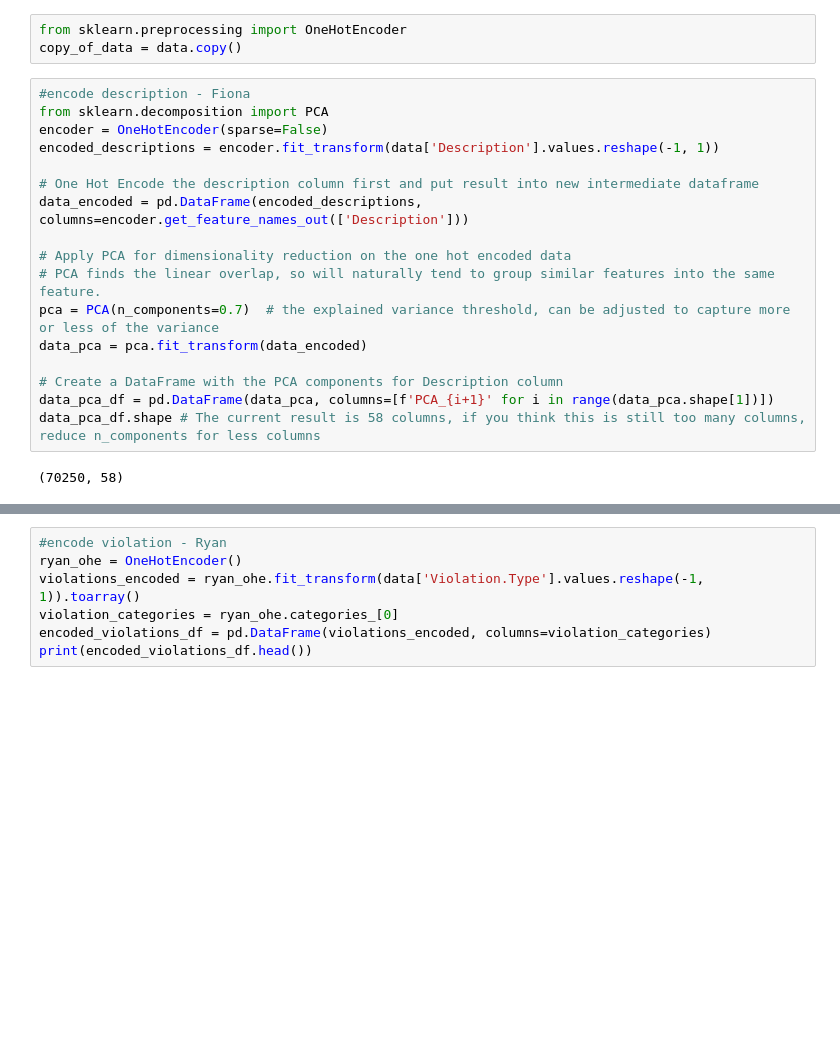
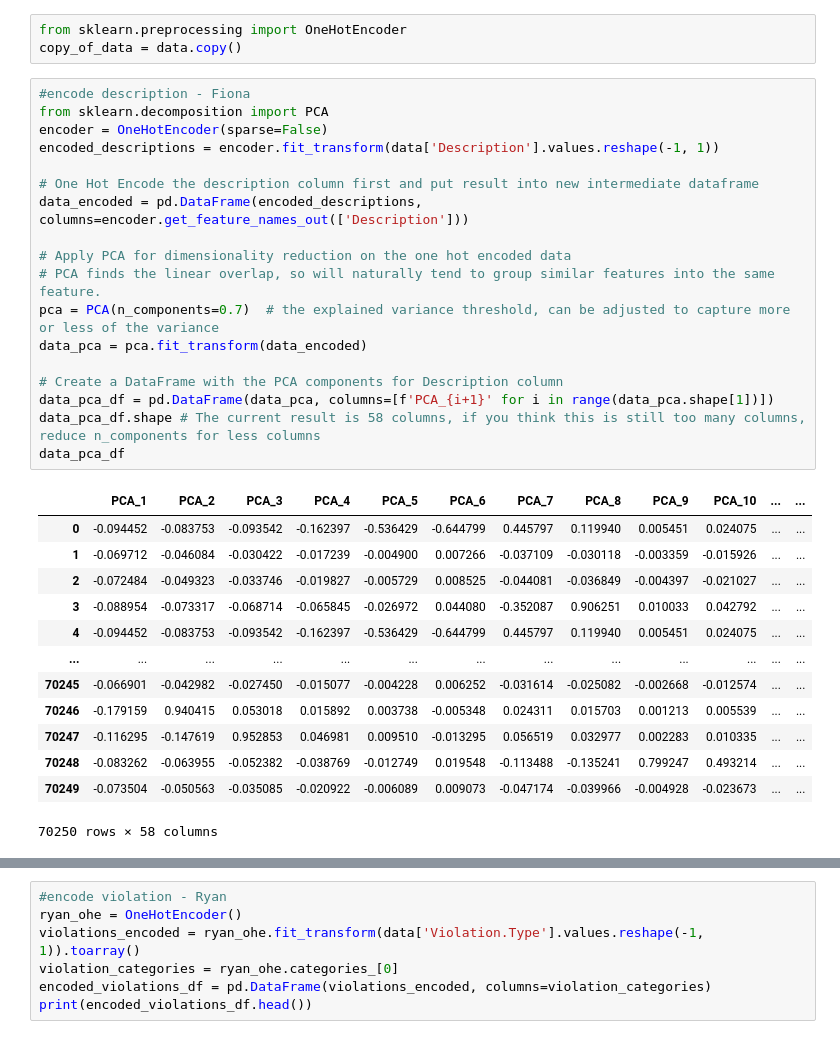
Before and after one commit to devPach4545/CSE_151A, a Jupyter notebook: CSE_151A_Project.ipynb, the cells around one changed output, grey strips where cells are left out. Cells and saved outputs as stored; diff of their text form; blank space fills up the shorter version.

```diff
--- a/CSE_151A_Project.ipynb
+++ b/CSE_151A_Project.ipynb
@@ -516,22 +516,35 @@ copy_of_data = data.copy()
 # %%
 #encode description - Fiona
 from sklearn.decomposition import PCA
 encoder = OneHotEncoder(sparse=False)
 encoded_descriptions = encoder.fit_transform(data['Description'].values.reshape(-1, 1))
 
 # One Hot Encode the description column first and put result into new intermediate dataframe
 data_encoded = pd.DataFrame(encoded_descriptions, columns=encoder.get_feature_names_out(['Description']))
 
 # Apply PCA for dimensionality reduction on the one hot encoded data
 # PCA finds the linear overlap, so will naturally tend to group similar features into the same feature.
 pca = PCA(n_components=0.7)  # the explained variance threshold, can be adjusted to capture more or less of the variance
 data_pca = pca.fit_transform(data_encoded)
 
 # Create a DataFrame with the PCA components for Description column
 data_pca_df = pd.DataFrame(data_pca, columns=[f'PCA_{i+1}' for i in range(data_pca.shape[1])])
 data_pca_df.shape # The current result is 58 columns, if you think this is still too many columns, reduce n_components for less columns
+data_pca_df
 # %% [output]
+|  | PCA_1 | PCA_2 | PCA_3 | PCA_4 | PCA_5 | PCA_6 | PCA_7 | PCA_8 | PCA_9 | PCA_10 | ... | ... |
+| 0 | -0.094452 | -0.083753 | -0.093542 | -0.162397 | -0.536429 | -0.644799 | 0.445797 | 0.119940 | 0.005451 | 0.024075 | ... | ... |
+| 1 | -0.069712 | -0.046084 | -0.030422 | -0.017239 | -0.004900 | 0.007266 | -0.037109 | -0.030118 | -0.003359 | -0.015926 | ... | ... |
+| 2 | -0.072484 | -0.049323 | -0.033746 | -0.019827 | -0.005729 | 0.008525 | -0.044081 | -0.036849 | -0.004397 | -0.021027 | ... | ... |
+| 3 | -0.088954 | -0.073317 | -0.068714 | -0.065845 | -0.026972 | 0.044080 | -0.352087 | 0.906251 | 0.010033 | 0.042792 | ... | ... |
+| 4 | -0.094452 | -0.083753 | -0.093542 | -0.162397 | -0.536429 | -0.644799 | 0.445797 | 0.119940 | 0.005451 | 0.024075 | ... | ... |
+| ... | ... | ... | ... | ... | ... | ... | ... | ... | ... | ... | ... | ... |
+| 70245 | -0.066901 | -0.042982 | -0.027450 | -0.015077 | -0.004228 | 0.006252 | -0.031614 | -0.025082 | -0.002668 | -0.012574 | ... | ... |
+| 70246 | -0.179159 | 0.940415 | 0.053018 | 0.015892 | 0.003738 | -0.005348 | 0.024311 | 0.015703 | 0.001213 | 0.005539 | ... | ... |
+| 70247 | -0.116295 | -0.147619 | 0.952853 | 0.046981 | 0.009510 | -0.013295 | 0.056519 | 0.032977 | 0.002283 | 0.010335 | ... | ... |
+| 70248 | -0.083262 | -0.063955 | -0.052382 | -0.038769 | -0.012749 | 0.019548 | -0.113488 | -0.135241 | 0.799247 | 0.493214 | ... | ... |
+| 70249 | -0.073504 | -0.050563 | -0.035085 | -0.020922 | -0.006089 | 0.009073 | -0.047174 | -0.039966 | -0.004928 | -0.023673 | ... | ... |
-(70250, 58)
+70250 rows × 58 columns
 # %%
 #encode arrest type - Chris
 arrest_type_encoded = pd.get_dummies(data['Arrest.Type'], prefix='arrest_type')
```
Also changed, not shown: parts of 7 cells of this notebook.
